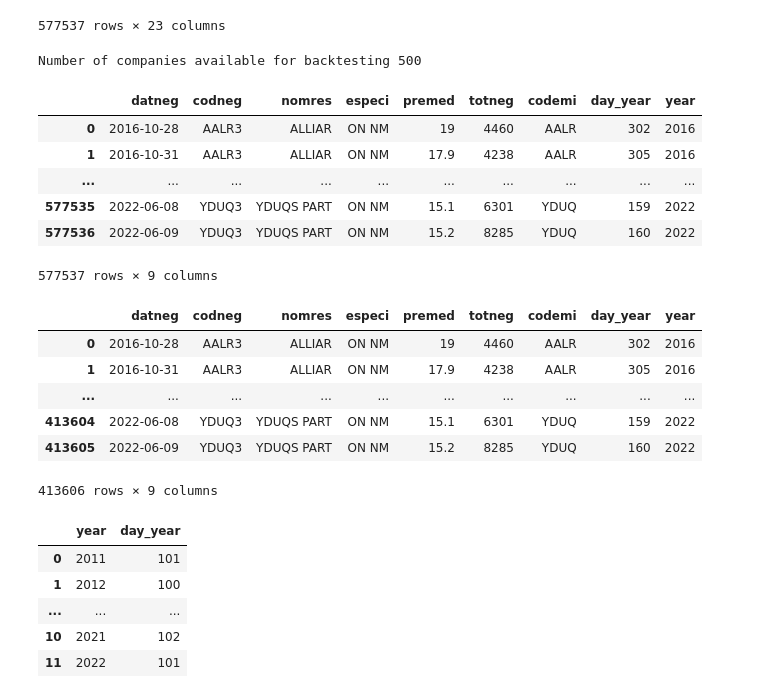
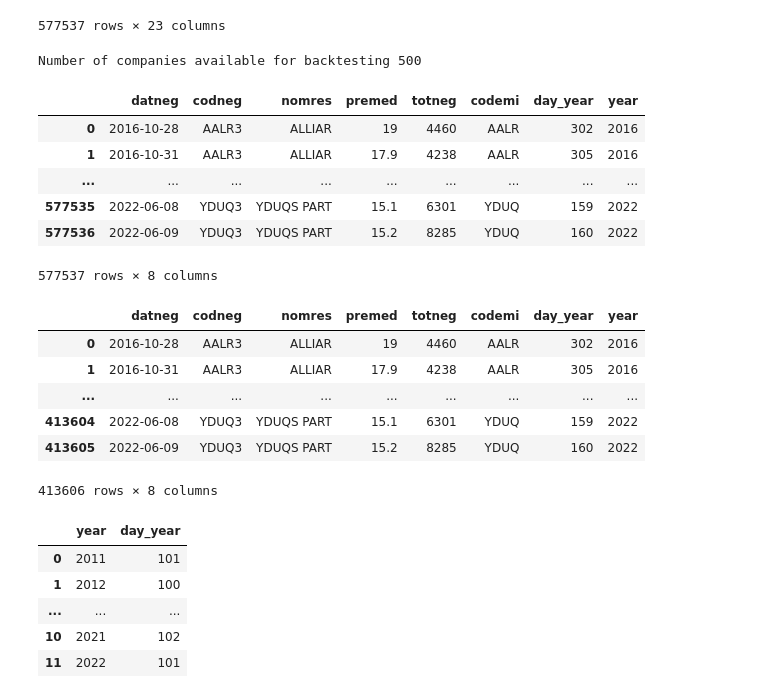
Before and after one commit to crdcj/MagicFormula, a Jupyter notebook: scripts/2_select_companies.ipynb, the cells around one changed output. Drawn from its saved outputs; the diff is of its cells as text; code cells hidden in the pictures.

```diff
--- a/scripts/2_select_companies.ipynb
+++ b/scripts/2_select_companies.ipynb
@@ -46,37 +46,37 @@ df_sel
 577537 rows × 23 columns
 # %%
 # Manter somente as colunas que serão usadas para fazer o corte nas datas
-cols = ['datneg', 'codneg', 'nomres', 'especi', 'premed', 'totneg']
+cols = ['datneg', 'codneg', 'nomres', 'premed', 'totneg']
 df_sel = df_sel[cols].copy()
 # Inserir o cód. dos emissores -> 4 primeiros caracteres do código de negociação
 df_sel['codemi'] = df_sel.codneg.str[0:4]
 # Inserir o dia do ano e o ano para a operação de corte das ações
 df_sel['day_year'] = df_sel.datneg.dt.day_of_year
 df_sel['year'] = df_sel.datneg.dt.year
 print('Number of companies available for backtesting', df_sel.codemi.nunique())
 df_sel
 # %% [output]
 Number of companies available for backtesting 500
-|  | datneg | codneg | nomres | especi | premed | totneg | codemi | day_year | year |
-| 0 | 2016-10-28 | AALR3 | ALLIAR | ON NM | 19 | 4460 | AALR | 302 | 2016 |
-| 1 | 2016-10-31 | AALR3 | ALLIAR | ON NM | 17.9 | 4238 | AALR | 305 | 2016 |
-| ... | ... | ... | ... | ... | ... | ... | ... | ... | ... |
-| 577535 | 2022-06-08 | YDUQ3 | YDUQS PART | ON NM | 15.1 | 6301 | YDUQ | 159 | 2022 |
-| 577536 | 2022-06-09 | YDUQ3 | YDUQS PART | ON NM | 15.2 | 8285 | YDUQ | 160 | 2022 |
+|  | datneg | codneg | nomres | premed | totneg | codemi | day_year | year |
+| 0 | 2016-10-28 | AALR3 | ALLIAR | 19 | 4460 | AALR | 302 | 2016 |
+| 1 | 2016-10-31 | AALR3 | ALLIAR | 17.9 | 4238 | AALR | 305 | 2016 |
+| ... | ... | ... | ... | ... | ... | ... | ... | ... |
+| 577535 | 2022-06-08 | YDUQ3 | YDUQS PART | 15.1 | 6301 | YDUQ | 159 | 2022 |
+| 577536 | 2022-06-09 | YDUQ3 | YDUQS PART | 15.2 | 8285 | YDUQ | 160 | 2022 |
-577537 rows × 9 columns
+577537 rows × 8 columns
 # %%
 # Definir a data de corte e remover negociações posteriores ao corte
 df_sel.query('day_year >= 100', inplace=True)
 df_sel.reset_index(drop=True, inplace=True)
 df_sel
 # %% [output]
-|  | datneg | codneg | nomres | especi | premed | totneg | codemi | day_year | year |
-| 0 | 2016-10-28 | AALR3 | ALLIAR | ON NM | 19 | 4460 | AALR | 302 | 2016 |
-| 1 | 2016-10-31 | AALR3 | ALLIAR | ON NM | 17.9 | 4238 | AALR | 305 | 2016 |
-| ... | ... | ... | ... | ... | ... | ... | ... | ... | ... |
-| 413604 | 2022-06-08 | YDUQ3 | YDUQS PART | ON NM | 15.1 | 6301 | YDUQ | 159 | 2022 |
-| 413605 | 2022-06-09 | YDUQ3 | YDUQS PART | ON NM | 15.2 | 8285 | YDUQ | 160 | 2022 |
+|  | datneg | codneg | nomres | premed | totneg | codemi | day_year | year |
+| 0 | 2016-10-28 | AALR3 | ALLIAR | 19 | 4460 | AALR | 302 | 2016 |
+| 1 | 2016-10-31 | AALR3 | ALLIAR | 17.9 | 4238 | AALR | 305 | 2016 |
+| ... | ... | ... | ... | ... | ... | ... | ... | ... |
+| 413604 | 2022-06-08 | YDUQ3 | YDUQS PART | 15.1 | 6301 | YDUQ | 159 | 2022 |
+| 413605 | 2022-06-09 | YDUQ3 | YDUQS PART | 15.2 | 8285 | YDUQ | 160 | 2022 |
-413606 rows × 9 columns
+413606 rows × 8 columns
 # %%
 df_corte = df_sel.groupby(by=['year'])['day_year'].min().reset_index()
 df_corte
```
Also changed, not shown: parts of 14 cells of this notebook, 1 other file.
